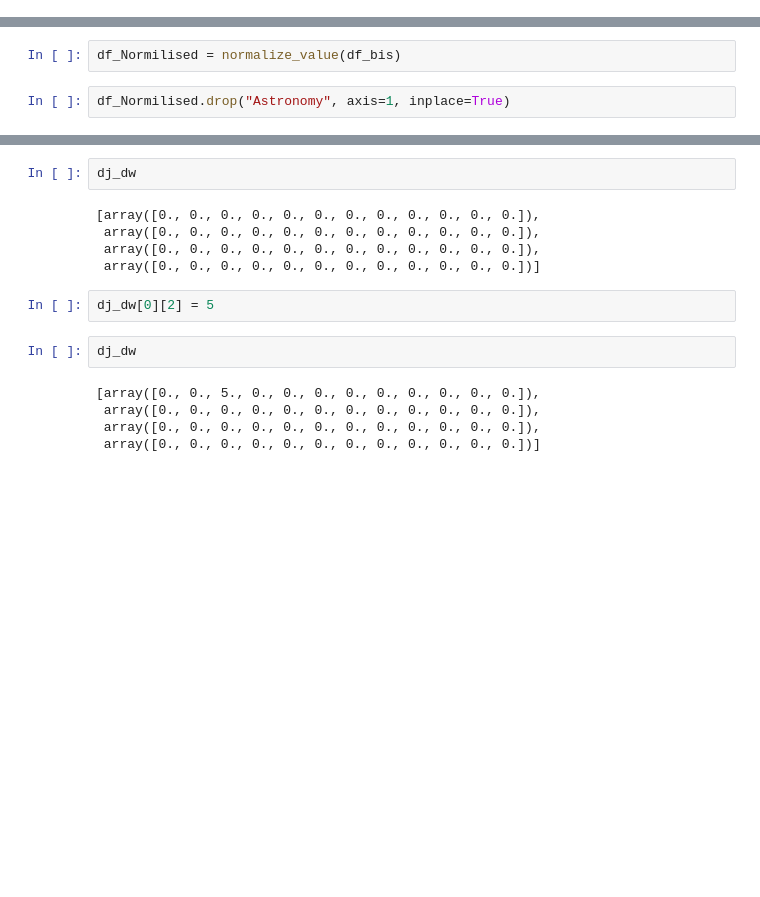
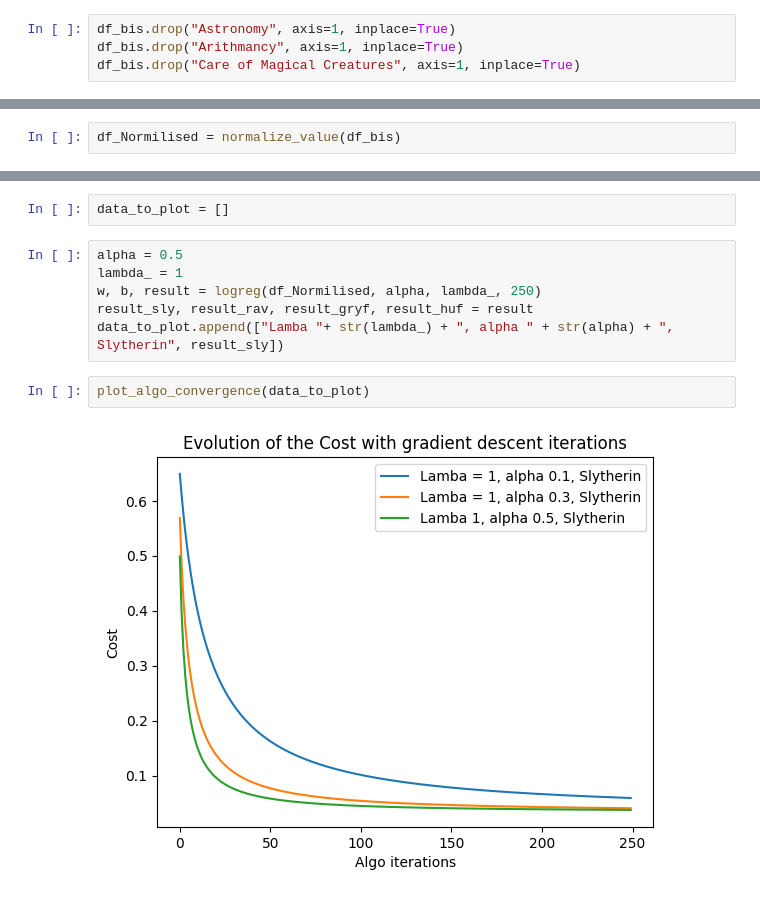
Before and after one commit to mbocquel/dslr, a Jupyter notebook: goinfre/testPredict.ipynb, the cells around one changed output, grey strips where cells are left out. Saved outputs shown, nothing was run; the diff lists cells and outputs as text; blank space fills up the shorter version.

```diff
--- a/goinfre/testPredict.ipynb
+++ b/goinfre/testPredict.ipynb
@@ -152,5 +200,9 @@ def logreg(df):
 df = pd.read_csv("../datasets/dataset_train.csv", index_col = "Index")
 # %%
 df_bis = df.drop(['First Name', 'Last Name', "Birthday", "Best Hand"], axis=1, inplace=False)
+# %%
+df_bis.drop("Astronomy", axis=1, inplace=True)
+df_bis.drop("Arithmancy", axis=1, inplace=True)
+df_bis.drop("Care of Magical Creatures", axis=1, inplace=True)
 # %%
 stats = describe(df_bis)
@@ -163,4 +209,2 @@ stats
 # %%
 df_Normilised = normalize_value(df_bis)
-# %%
-df_Normilised.drop("Astronomy", axis=1, inplace=True)
@@ -241,16 +211,12 @@ dj_dw = [np.zeros(n), np.zeros(n), np.zeros(n), np.zeros(n)]
-# %%
-dj_dw
-# %% [output]
-[array([0., 0., 0., 0., 0., 0., 0., 0., 0., 0., 0., 0.]),
- array([0., 0., 0., 0., 0., 0., 0., 0., 0., 0., 0., 0.]),
- array([0., 0., 0., 0., 0., 0., 0., 0., 0., 0., 0., 0.]),
- array([0., 0., 0., 0., 0., 0., 0., 0., 0., 0., 0., 0.])]
-# %%
-dj_dw[0][2] = 5
-# %%
-dj_dw
-# %% [output]
-[array([0., 0., 5., 0., 0., 0., 0., 0., 0., 0., 0., 0.]),
- array([0., 0., 0., 0., 0., 0., 0., 0., 0., 0., 0., 0.]),
- array([0., 0., 0., 0., 0., 0., 0., 0., 0., 0., 0., 0.]),
- array([0., 0., 0., 0., 0., 0., 0., 0., 0., 0., 0., 0.])]
+# %%
+data_to_plot = []
+# %%
+alpha = 0.5
+lambda_ = 1
+w, b, result = logreg(df_Normilised, alpha, lambda_, 250)
+result_sly, result_rav, result_gryf, result_huf = result
+data_to_plot.append(["Lamba "+ str(lambda_) + ", alpha " + str(alpha) + ", Slytherin", result_sly])
+# %%
+plot_algo_convergence(data_to_plot)
+# %% [output]
+[figure, added]
```
Also changed, not shown: parts of 22 cells of this notebook, 3 other files.
